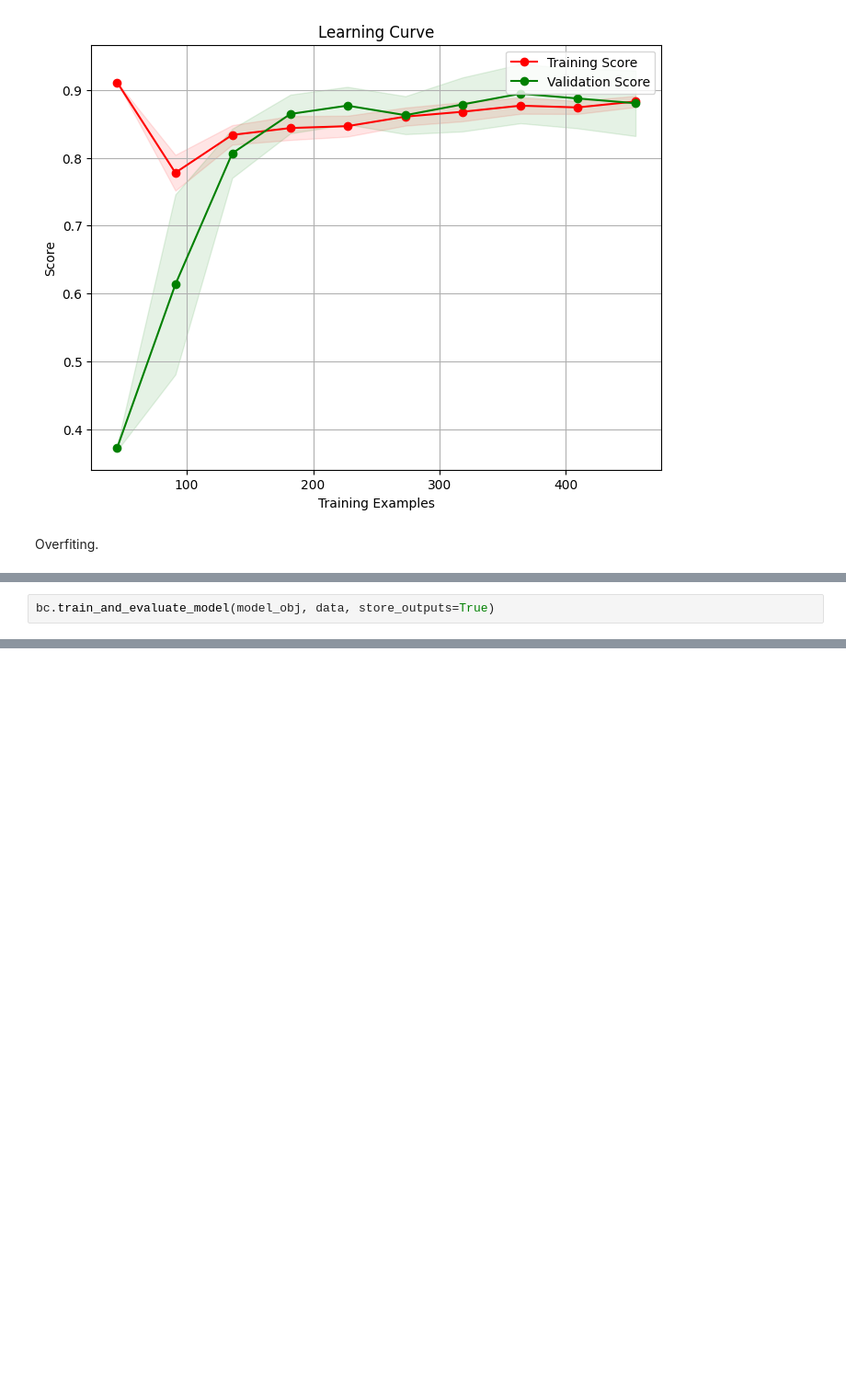
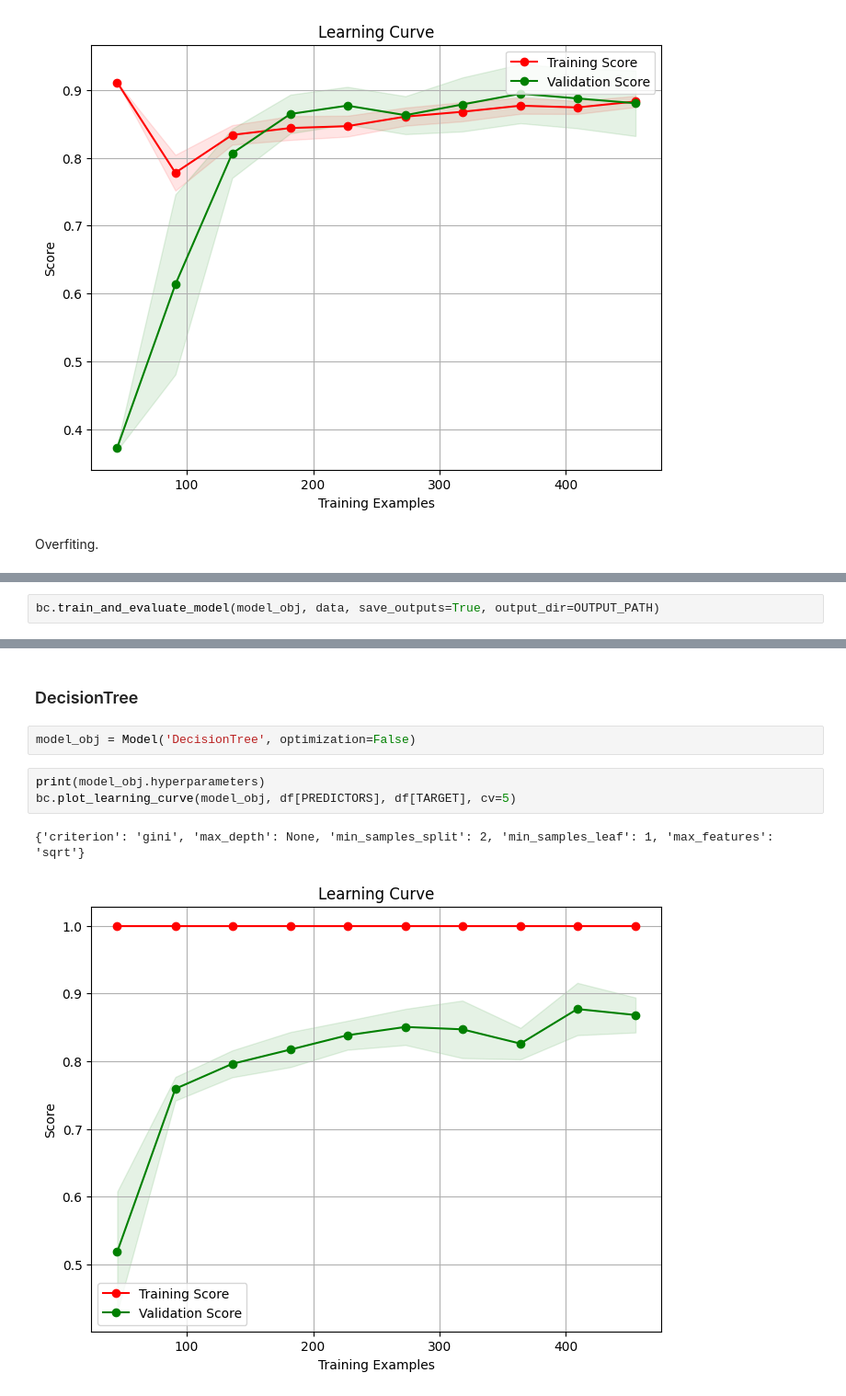
Before and after one commit to MartaCollPol/BreastCancerPrediction, a Jupyter notebook: notebooks/Model_Evaluation.ipynb, the cells around one changed output, grey strips where cells are left out. Shown at 92% size. Saved outputs shown, nothing was run; the diff lists cells and outputs as text; blank space fills up the shorter version.

```diff
--- a/notebooks/Model_Evaluation.ipynb
+++ b/notebooks/Model_Evaluation.ipynb
@@ -79,3 +93,3 @@ bc.plot_learning_curve(model_obj, df[predictors], df[target], cv=5)
 # %%
-bc.train_and_evaluate_model(model_obj, data, store_outputs=True)
+bc.train_and_evaluate_model(model_obj, data, save_outputs=True, output_dir=OUTPUT_PATH)
 # %% [output]
@@ -93,0 +108,10 @@ Results for test set:
+# %% [markdown]
+### DecisionTree
+# %%
+model_obj = Model('DecisionTree', optimization=False)
+# %%
+print(model_obj.hyperparameters)
+bc.plot_learning_curve(model_obj, df[PREDICTORS], df[TARGET], cv=5)
+# %% [output]
+{'criterion': 'gini', 'max_depth': None, 'min_samples_split': 2, 'min_samples_leaf': 1, 'max_features': 'sqrt'}
+[figure, added]
```
Also changed, not shown: parts of 34 cells of this notebook, 11 other files.
